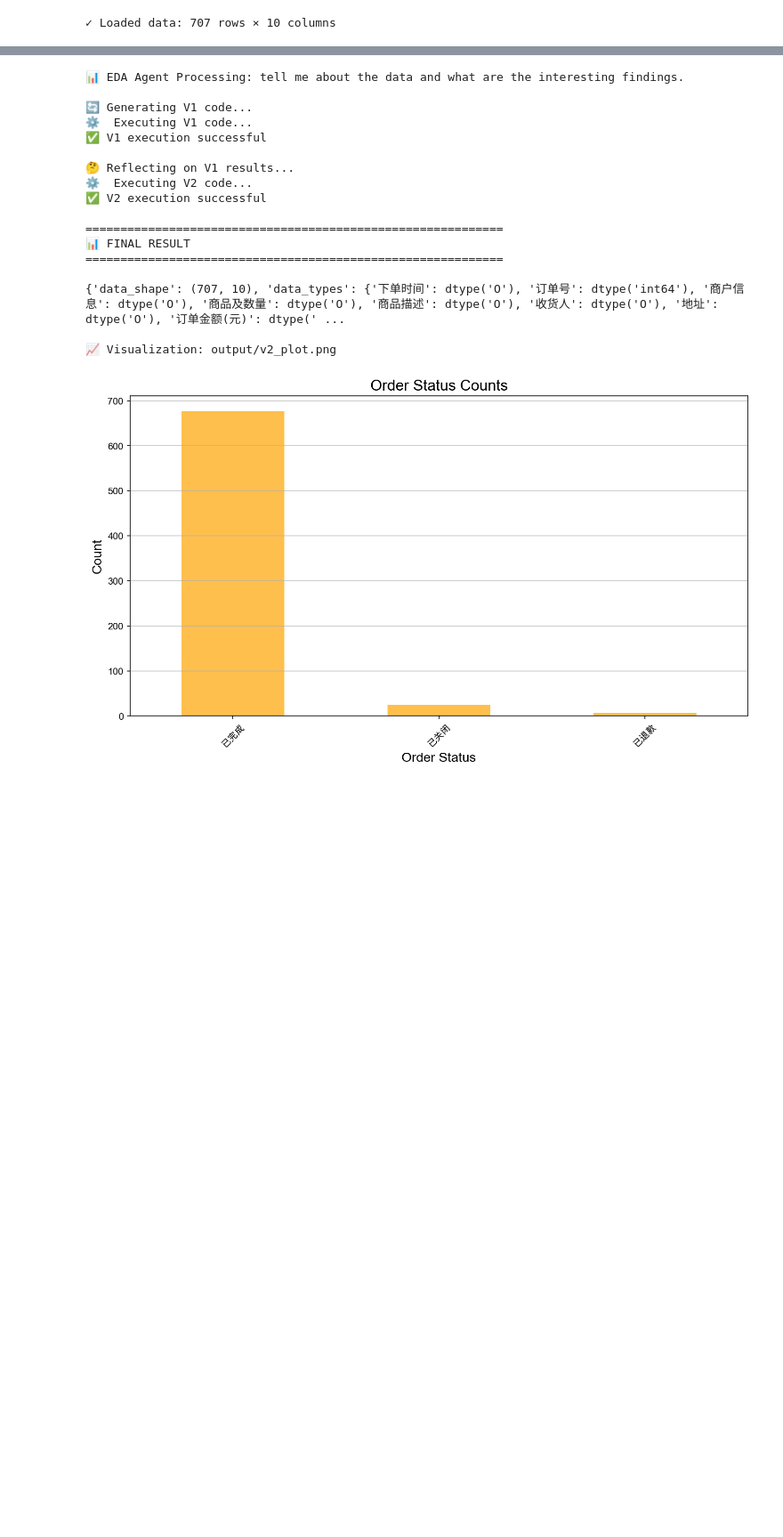
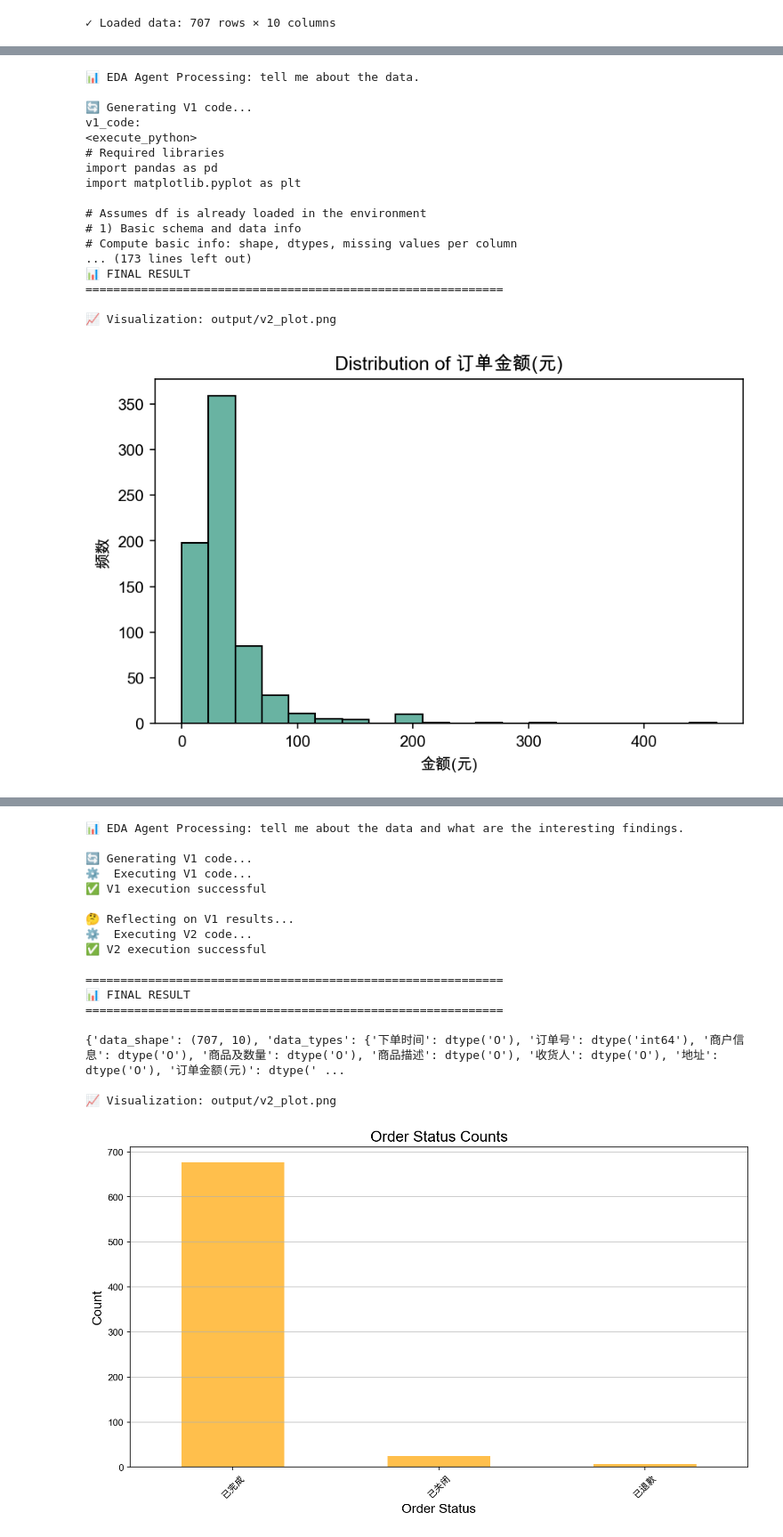
Before and after one commit to tylerxiety/edaagent, a Jupyter notebook: eda-mvp/eda-agent.ipynb, the cells around one changed output, grey strips where cells are left out. Shown: that part at 89% size. Saved outputs shown, nothing was run; the diff lists cells and outputs as text; code cells hidden in the pictures; blank space fills up the shorter version.

```diff
--- a/eda-mvp/eda-agent.ipynb
+++ b/eda-mvp/eda-agent.ipynb
@@ -438,3 +716,29 @@ df_eleme.head()
 | 2 | 2025-10-30 16:40:45 | 8067986092361811213 | 老广烧腊(盈创店) | 1、商品:猪脚任性双拼饭, 数量:1;\n | NaN | 谢(先生) | 西二旗智学苑4号楼2309请放门口 | 24.8元 | 已完成 | NaN |
 | 3 | 2025-10-30 16:37:57 | 8067986092370346321 | 南城香-饭香串香馄饨香(西二旗店) | 1、商品:虾仁大馄饨+羊肉串x3, 数量:1;\n | NaN | 谢(先生) | 西二旗智学苑4号楼2309请放门口 | 21.3元 | 已完成 | NaN |
 | 4 | 2025-10-29 16:05:15 | 8067986091942476182 | 南城香-饭香串香馄饨香(西二旗店) | 1、商品:虾仁大馄饨+羊肉串x3, 数量:1;\n | NaN | 谢(先生) | 西二旗智学苑4号楼2309请放门口 | 21元 | 已完成 | NaN |
+# %%
+result1 = eda_agent(
+    query="tell me about the data.",
+    df=df_eleme,
+    use_reflection=True,
+    include_viz=True
+)
+# %% [output]
+📊 EDA Agent Processing: tell me about the data.
+
+🔄 Generating V1 code...
+v1_code:
+<execute_python>
+# Required libraries
+import pandas as pd
+import matplotlib.pyplot as plt
+
+# Assumes df is already loaded in the environment
+# 1) Basic schema and data info
+# Compute basic info: shape, dtypes, missing values per column
+... (173 lines left out)
+📊 FINAL RESULT
+============================================================
+
+📈 Visualization: output/v2_plot.png
+[figure, added]
```
Also changed, not shown: parts of 25 cells of this notebook.
